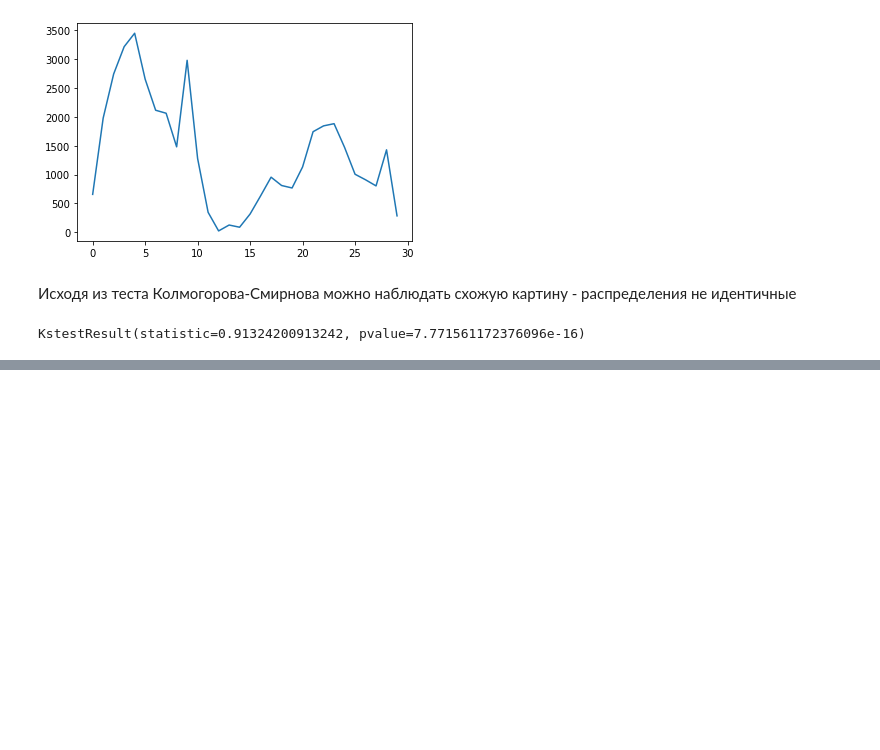
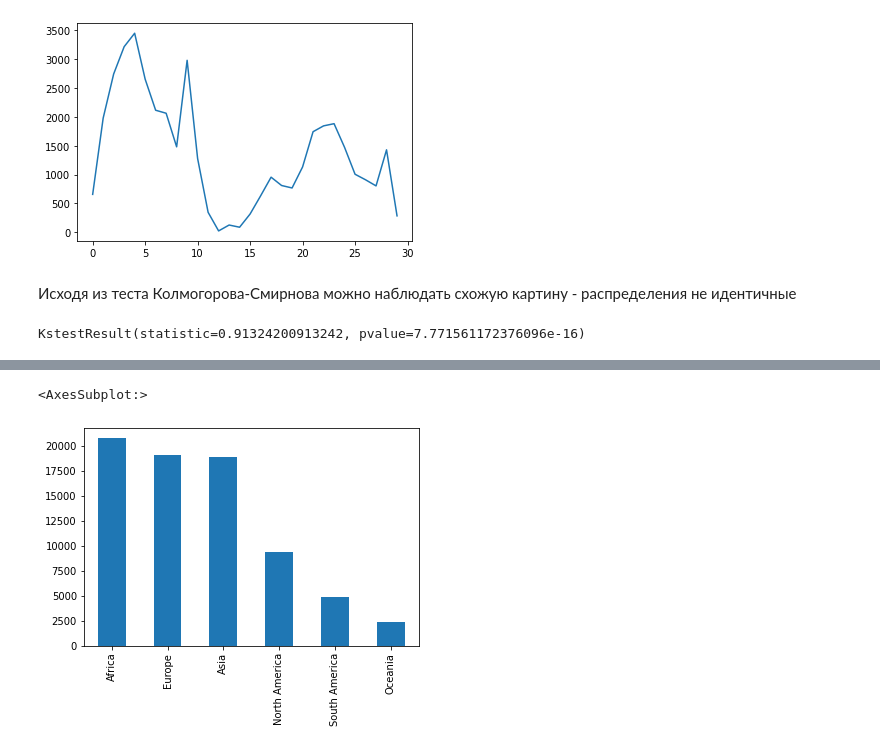
Before and after one commit to Gerrytty/data-mining-course, a Jupyter notebook: control_work/coronovirus_analyse.ipynb, the cells around one changed output, grey strips where cells are left out. Drawn from its saved outputs; the diff is of its cells as text; code cells hidden in the pictures; blank space fills up the shorter version.

```diff
--- a/control_work/coronovirus_analyse.ipynb
+++ b/control_work/coronovirus_analyse.ipynb
@@ -240,0 +316,5 @@ KstestResult(statistic=0.91324200913242, pvalue=7.771561172376096e-16)
+# %%
+coronovirus_data.continent.value_counts().plot.bar()
+# %% [output]
+<AxesSubplot:>
+[figure, added]
```
Also changed, not shown: parts of 18 cells of this notebook, 1 other file.
